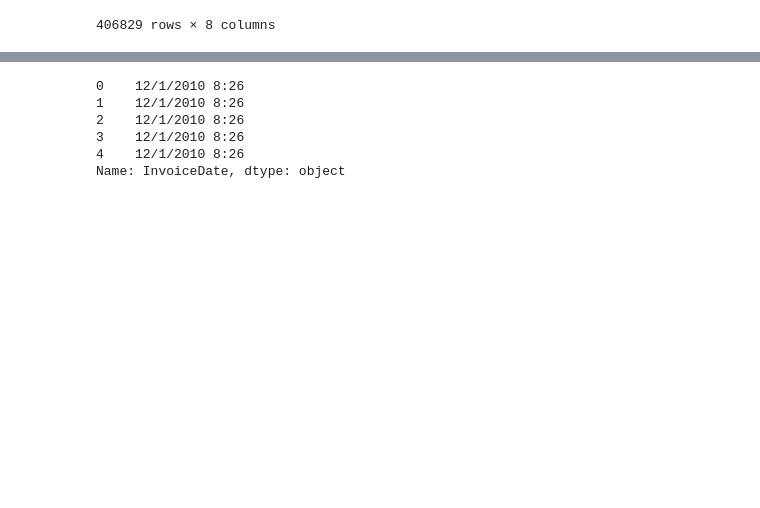
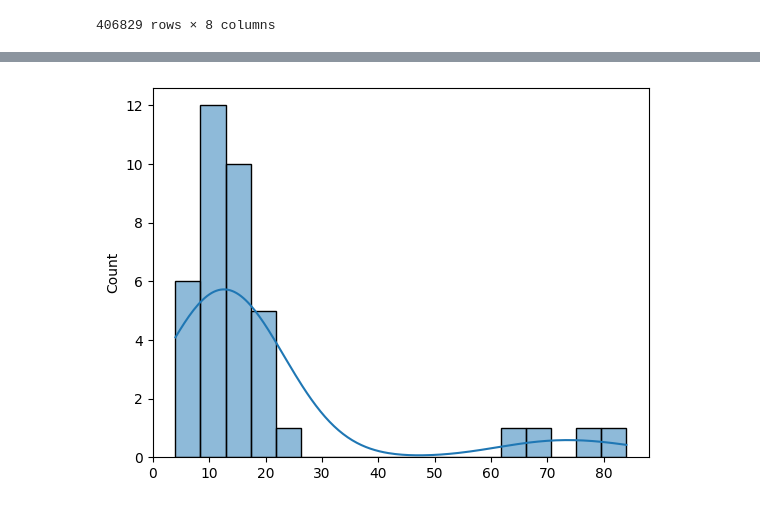
Before and after one commit to will787/retail-e-commerce-evidence, a Jupyter notebook: retails_analytics.ipynb, the cells around one changed output, grey strips where cells are left out. Saved outputs shown, nothing was run; the diff lists cells and outputs as text; code cells hidden in the pictures; blank space fills up the shorter version.

```diff
--- a/retails_analytics.ipynb
+++ b/retails_analytics.ipynb
@@ -79,9 +82,7 @@ dtype: object
-# %%
-print(df['InvoiceDate'].head())
-# %% [output]
-0    12/1/2010 8:26
-1    12/1/2010 8:26
-2    12/1/2010 8:26
-3    12/1/2010 8:26
-4    12/1/2010 8:26
-Name: InvoiceDate, dtype: object
+# %%
+agg_countrys = df.groupby('Country')['Quantity'].mean().round(0).sort_values()
+#print(agg_countrys)
+sns.histplot(x=agg_countrys.values, kde=True)
+plt.show()
+# %% [output]
+[figure, added]
```
Also changed, not shown: parts of 5 cells of this notebook.
